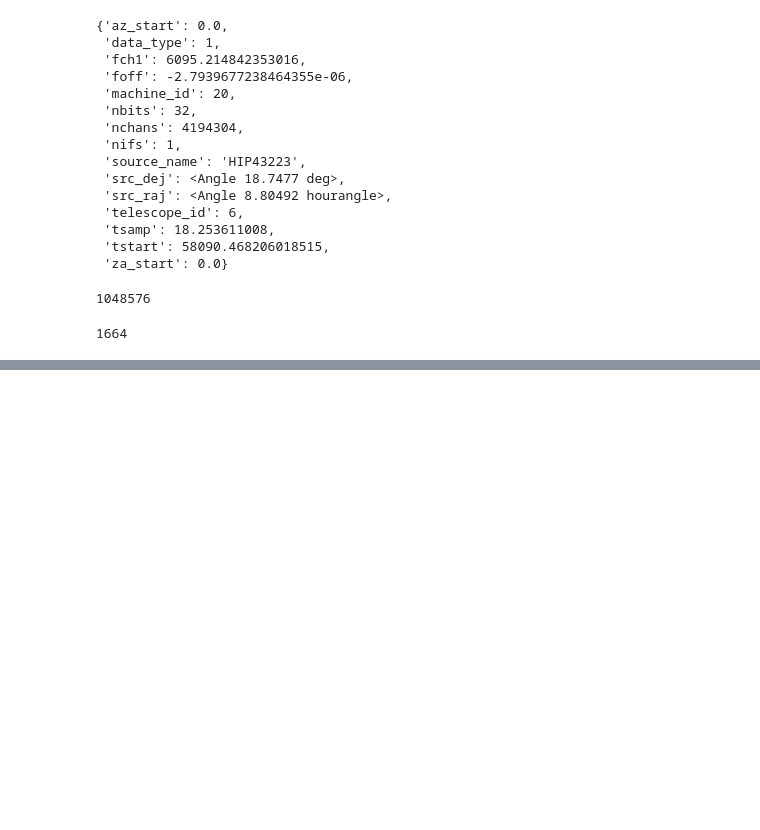
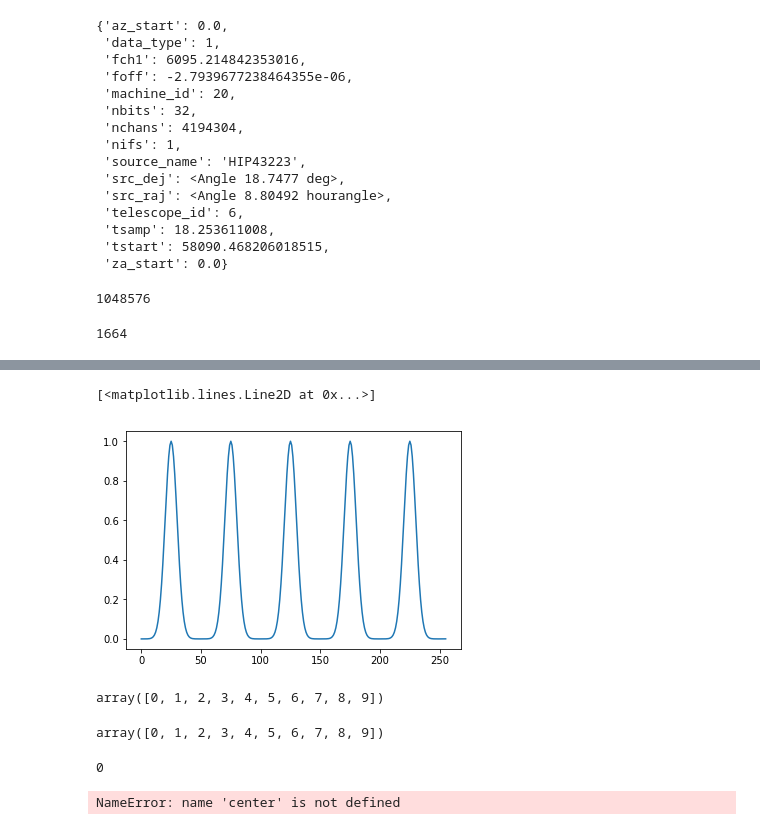
Before and after one commit to bbrzycki/setigen, a Jupyter notebook: jupyter-notebooks/Add_general_signal.ipynb, the cells around one changed output, grey strips where cells are left out. Drawn from its saved outputs; the diff is of its cells as text; code cells hidden in the pictures; blank space fills up the shorter version.

```diff
--- a/jupyter-notebooks/Add_general_signal.ipynb
+++ b/jupyter-notebooks/Add_general_signal.ipynb
@@ -299,0 +346,48 @@ plt.colorbar()
+# %%
+def periodic_gaussian_t_profile(period, phase, sigma, pnum = 1, amplitude = 1, level = 0):
+    def t_profile(t):
+        center_k = np.round((t+phase)/period*2-1/2)
+        if pnum % 2 == 1:
+            temp = (pnum - 1) / 2
+            center_k = np.array([center_k + i for i in np.arange(-temp, temp + 1)])
+        else:
+            temp = pnum / 2
+            center_k = np.array([center_k + i for i in np.arange(-temp + 1, temp + 1)])
+#         print(center_k)
+        center = (2*center_k+1.)/4*period-phase
+
+        intensity = 0
+        for c in center:
+            intensity += stg.gaussian(t, c, sigma) * amplitude
+
+#         intensity = stg.gaussian(t, center[0], sigma) * amplitude
+#         for c in range(1,len(center)):
+#             intensity += stg.gaussian(t, center[c], sigma) * amplitude
+        intensity += level
+#         print(intensity, type(intensity))
+        return intensity
+    return t_profile
+
+y = periodic_gaussian_t_profile(period = 100, phase = 50, sigma = 5, pnum = 1, amplitude = 1, level = 0)(ts)
+plt.plot(ts, y)
+# %% [output]
+[<matplotlib.lines.Line2D at 0x...>]
+[figure, added]
+# %%
+x = np.arange(10)
+x
+# %% [output]
+array([0, 1, 2, 3, 4, 5, 6, 7, 8, 9])
+# %%
+0+x
+# %% [output]
+array([0, 1, 2, 3, 4, 5, 6, 7, 8, 9])
+# %%
+y = 0
+y
+# %% [output]
+0
+# %%
+center
+# %% [output]
+NameError: name 'center' is not defined
```
Also changed, not shown: parts of 4 cells of this notebook, 1 other file.
